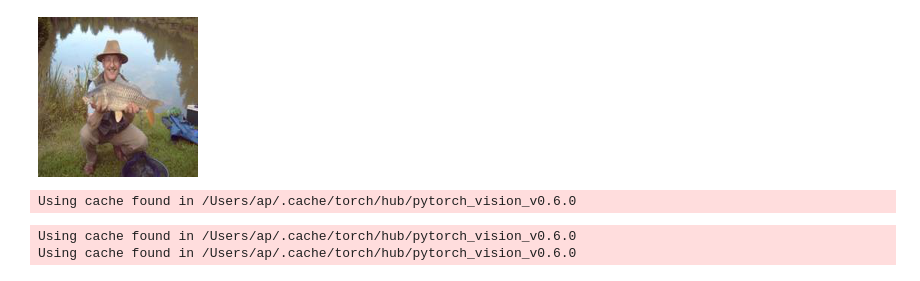
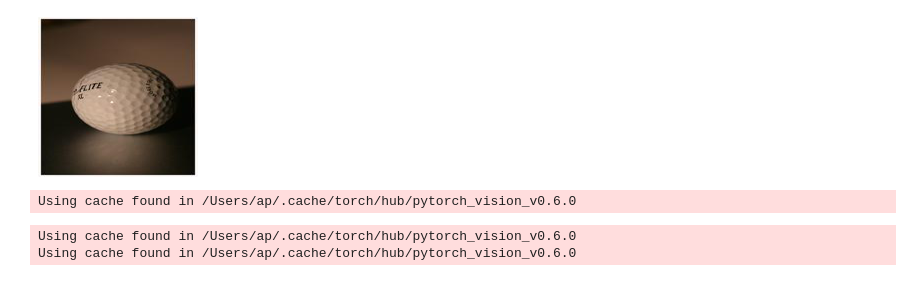
Before and after one commit to apstuff/augmentation-impact, a Jupyter notebook: notebooks/augmentation_control.ipynb, the cells around one changed output. Cells and saved outputs as stored; diff of their text form; code cells hidden in the pictures.

```diff
--- a/notebooks/augmentation_control.ipynb
+++ b/notebooks/augmentation_control.ipynb
@@ -29,8 +29,8 @@ Path('../data/imagenette2-160')
 # %%
-fname = (path/"train/n01440764").ls()[0]
+fname = (path/"train/n03445777").ls()[0]
 PILImage.create(fname).resize((160,160))
 # %% [output]
-[figure, old version]
+[figure, new version]
 # %%
 model = torch.hub.load('pytorch/vision:v0.6.0', 'resnet50', pretrained=True)
 #eval() is very important, otherwise the results are not useable
```
Also changed, not shown: parts of 2 cells of this notebook, 2 other files.
